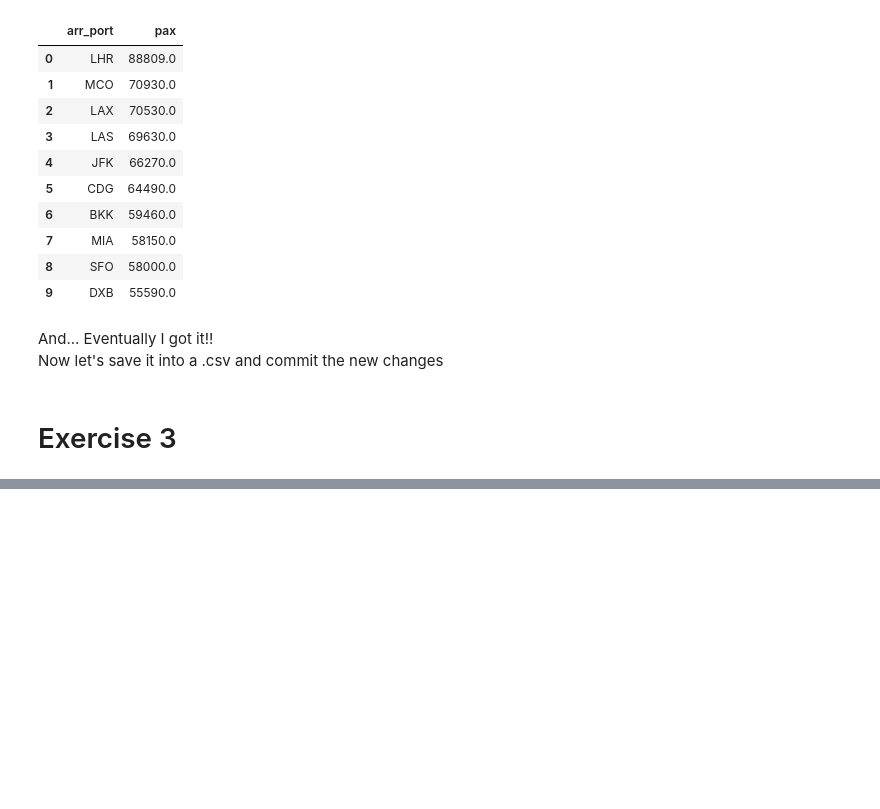
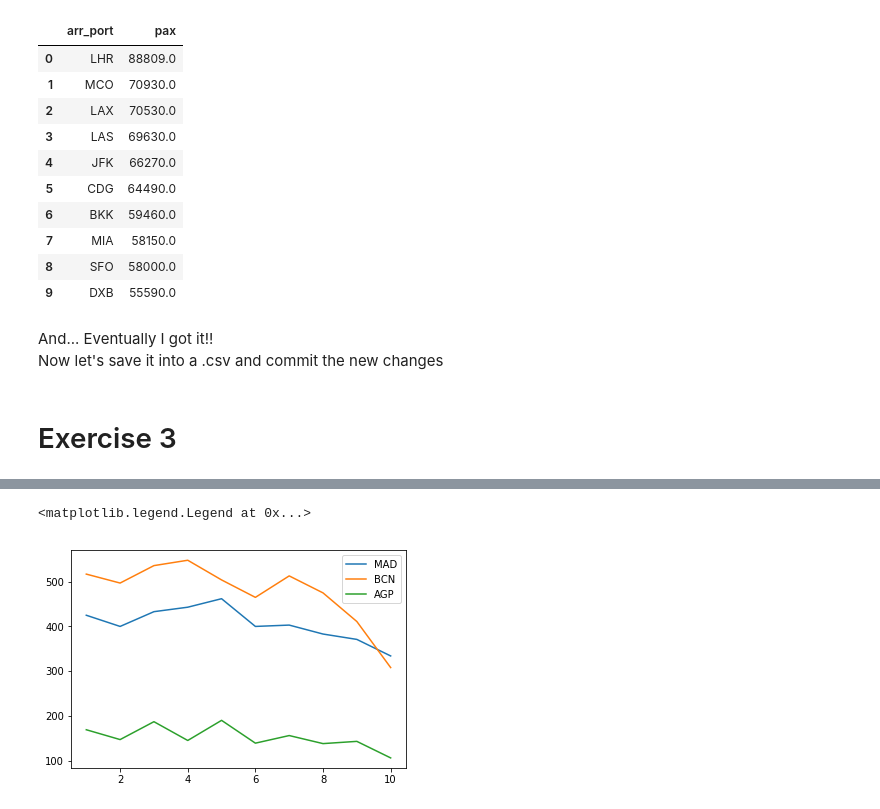
Before and after one commit to jlopezfernandez112/DS_challenge, a Jupyter notebook: DS_challenge.ipynb, the cells around one changed output, grey strips where cells are left out. Drawn from its saved outputs; the diff is of its cells as text; code cells hidden in the pictures; blank space fills up the shorter version.

```diff
--- a/DS_challenge.ipynb
+++ b/DS_challenge.ipynb
@@ -206,4 +223,2 @@ searches.shape
 # %%
 searches['Date'] = pd.to_datetime(searches['Date'], format='%Y-%m-%d')
-# %%
-searches = pd.read_csv('/home/dsc/Data/')
@@ -214,0 +325,14 @@ chunks_s = pd.read_csv('/home/dsc/Data/challenge/searches.csv.bz2',
+# %%
+def to_date(chunk):
+    chunk['Date'] = pd.to_datetime(chunk['Date'], format='%Y-%m-%d')
+    chunk['Year'] = chunk['Date'].dt.year
+    chunk['Month'] = chunk['Date'].dt.month
+    return chunk
+# %%
+def processing_chunk(chunk):
+    airports = chunk[(chunk['Destination'] == 'MAD') | (chunk['Destination'] == 'BCN') | (chunk['Destination'] == 'AGP')]
+    cities = airports.groupby('Destination')['Month'].value_counts().sort_index()
+    cities = pd.DataFrame(cities)
+    cities.columns = ['searches']
+    cities.reset_index(inplace=True)
+    return cities
@@ -214,0 +343,16 @@ chunks_s = pd.read_csv('/home/dsc/Data/challenge/searches.csv.bz2',
+# %%
+chunk_list = []
+k = 0
+
+for chunk in df_chunk:
+    dated_chunk = to_date(chunk)
+    processed_chunk = processing_chunk(dated_chunk)
+
+    chunk_list.append(processed_chunk)
+
+    if k == 2:
+        break
+    k += 1
+
+df_concat = pd.concat(chunk_list)
+df_concat.dtypes
@@ -214,0 +392,16 @@ chunks_s = pd.read_csv('/home/dsc/Data/challenge/searches.csv.bz2',
+# %%
+dest_ports = ['MAD', 'BCN', 'AGP']
+x_data = df_concat['Month'].unique()
+
+fig, ax = plt.subplots()
+
+for port in dest_ports:
+
+    city = df_concat[df_concat['Destination'] == port]
+    y_data = city.groupby('Month')['searches'].sum().values
+    ax.plot(x_data, y_data, label=port)
+
+ax.legend()
+# %% [output]
+<matplotlib.legend.Legend at 0x...>
+[figure, added]
```
Also changed, not shown: parts of 24 cells of this notebook.
